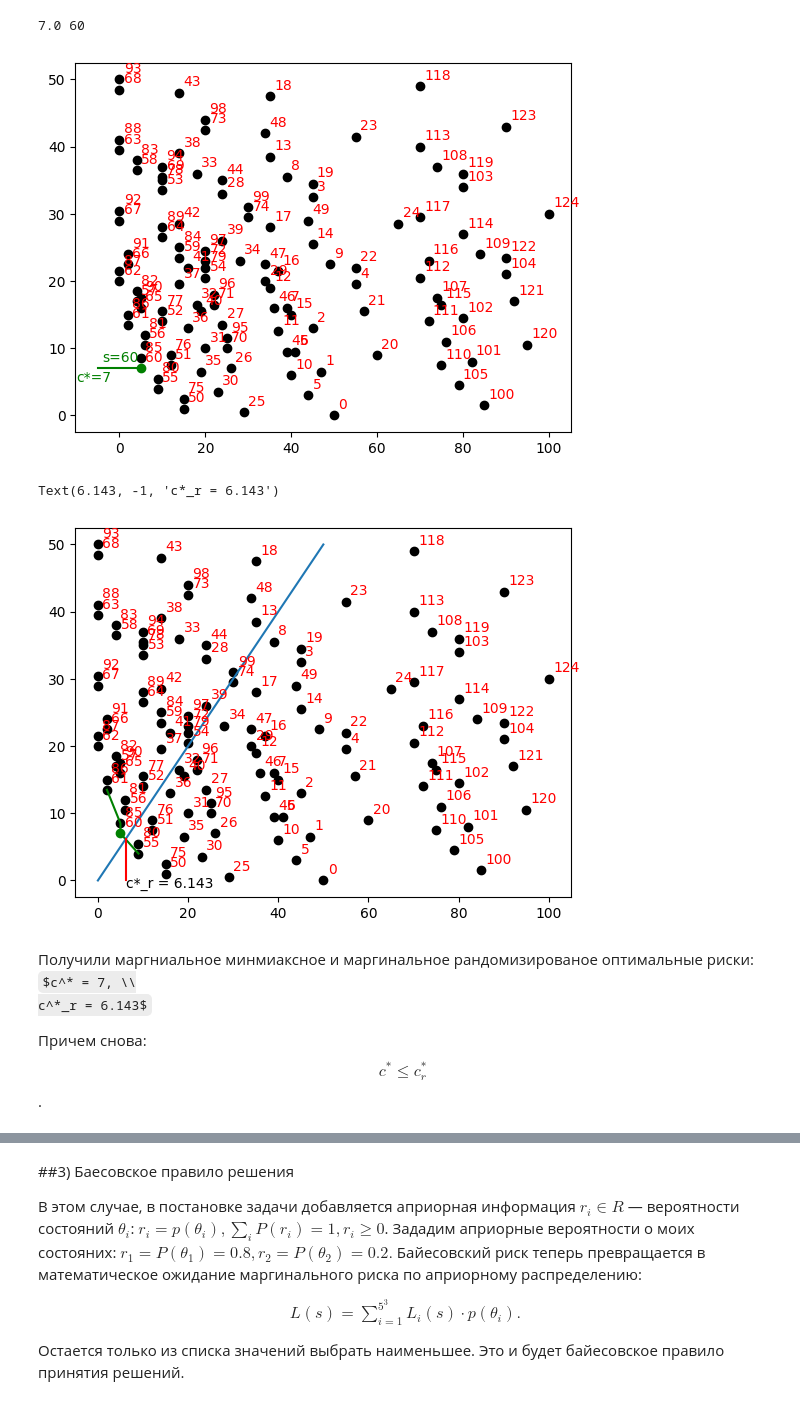
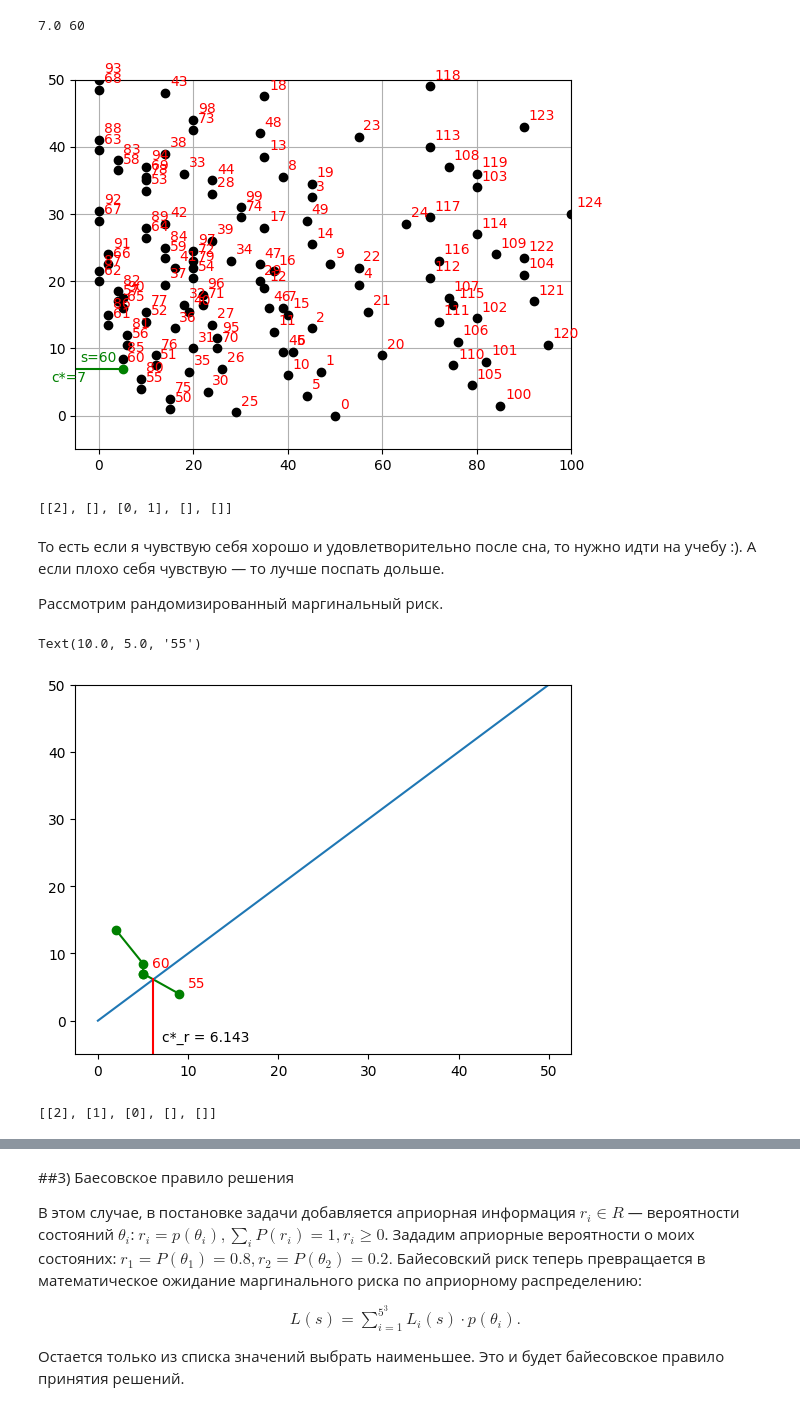
Before and after one commit to fisherj1/OMM, a Jupyter notebook: ТВМАИИДИ.ipynb, the cells around one changed output, grey strips where cells are left out. Saved outputs shown, nothing was run; the diff lists cells and outputs as text; code cells hidden in the pictures; some formulas as TeX source.

```diff
--- a/ТВМАИИДИ.ipynb
+++ b/ТВМАИИДИ.ipynb
@@ -146,33 +145,40 @@ print(np.min(temp), np.argmin(temp))
 # %% [output]
 7.0 60
 # %%
+plt.xlim([-5, 100])
+plt.ylim([-5, 50])
+plt.grid()
 plt.plot(L_mar[0, 0:60], L_mar[1, 0:60], "o", color = "black")
 plt.plot(L_mar[0, 61:], L_mar[1, 61:], "o", color="black")
 plt.plot(L_mar[0, 60], L_mar[1, 60], "o", color = "green")
 plt.text(L_mar[0, 60]-9, L_mar[1, 60]+1, f"s={60}", color="green")
 plt.plot([-5, L_mar[0, 60]], [L_mar[1, 60], L_mar[1, 60]], color="green")
 plt.text(-10,L_mar[1, 60]-2, f"c*={7}", color="green" )
 for i in range(125):
   plt.text(L_mar[0, i]+1, L_mar[1, i]+1,  f"{i}", color="red")
 # %% [output]
-[figure, old version]
+[figure, new version]
+# %%
+s_s[60]
+# %% [output]
+[[2], [], [0, 1], [], []]
+# %% [markdown]
+То есть если я чувствую себя хорошо и удовлетворительно после сна, то нужно идти на учебу :). А если плохо себя чувствую — то лучше поспать дольше.
+
+Рассмотрим рандомизированный маргинальный риск.
 # %%
-plt.plot(L_mar[0, 0:60], L_mar[1, 0:60], "o", color = "black")
-plt.plot(L_mar[0, 61:], L_mar[1, 61:], "o", color="black")
-plt.plot([L_mar[0, 55], L_mar[0, 60], L_mar[0, 85], L_mar[0, 61]], [L_mar[1, 55], L_mar[1, 60], L_mar[1, 85], L_mar[1, 61]], "-", color = "green")
+plt.ylim([-5,50])
+plt.plot([L_mar[0, 55], L_mar[0, 60], L_mar[0, 85], L_mar[0, 61]], [L_mar[1, 55], L_mar[1, 60], L_mar[1, 85], L_mar[1, 61]], "-o", color = "green")
 plt.plot(L_mar[0, 60], L_mar[1, 60], "o", color = "green")
-for i in range(125):
-  plt.text(L_mar[0, i]+1, L_mar[1, i]+1,  f"{i}", color="red")
 plt.plot([0,50], [0, 50])
-
-plt.plot([6.143, 6.143], [6.143, 0], color="red")
-plt.text(6.143, -1, f"c*_r = {6.143}")
+plt.plot([6.143, 6.143], [6.143, -5], color="red")
+plt.text(6.143+1, -3, f"c*_r = {6.143}")
+plt.text(L_mar[0, 60]+1, L_mar[1, 60]+1,  f"{60}", color="red")
+plt.text(L_mar[0, 55]+1, L_mar[1, 55]+1,  f"{55}", color="red")
 # %% [output]
-Text(6.143, -1, 'c*_r = 6.143')
+Text(10.0, 5.0, '55')
-[figure, old version]
+[figure, new version]
-# %% [markdown]
-Получили маргниальное минмиаксное и маргинальное рандомизированое оптимальные риски:
-$c^* = 7, \\
-с^*_r = 6.143$
-
-Причем снова: $$ c^* \leq c^*_r$$.
+# %%
+s_s[55]
+# %% [output]
+[[2], [1], [0], [], []]
```
Also changed, not shown: parts of 10 cells of this notebook.
